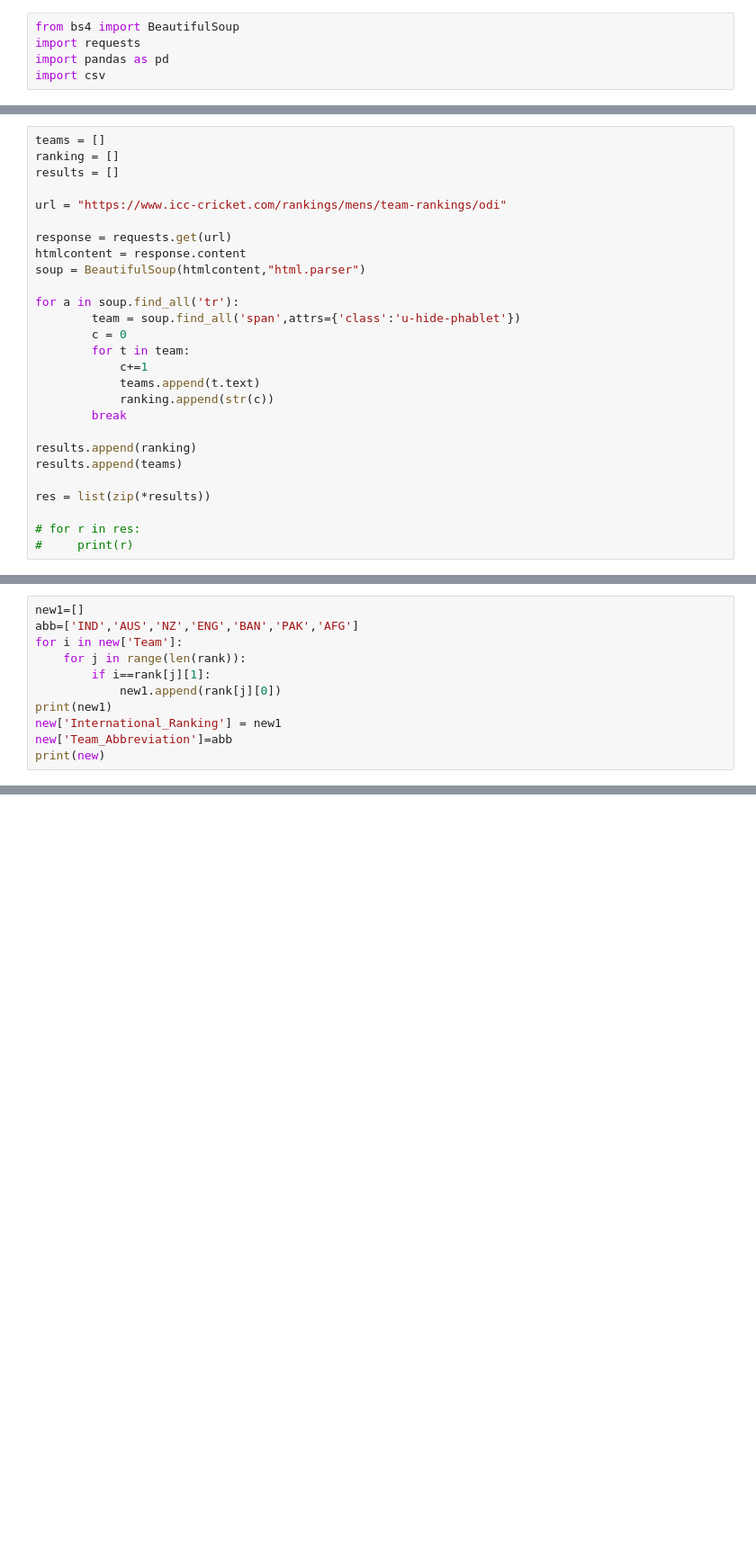
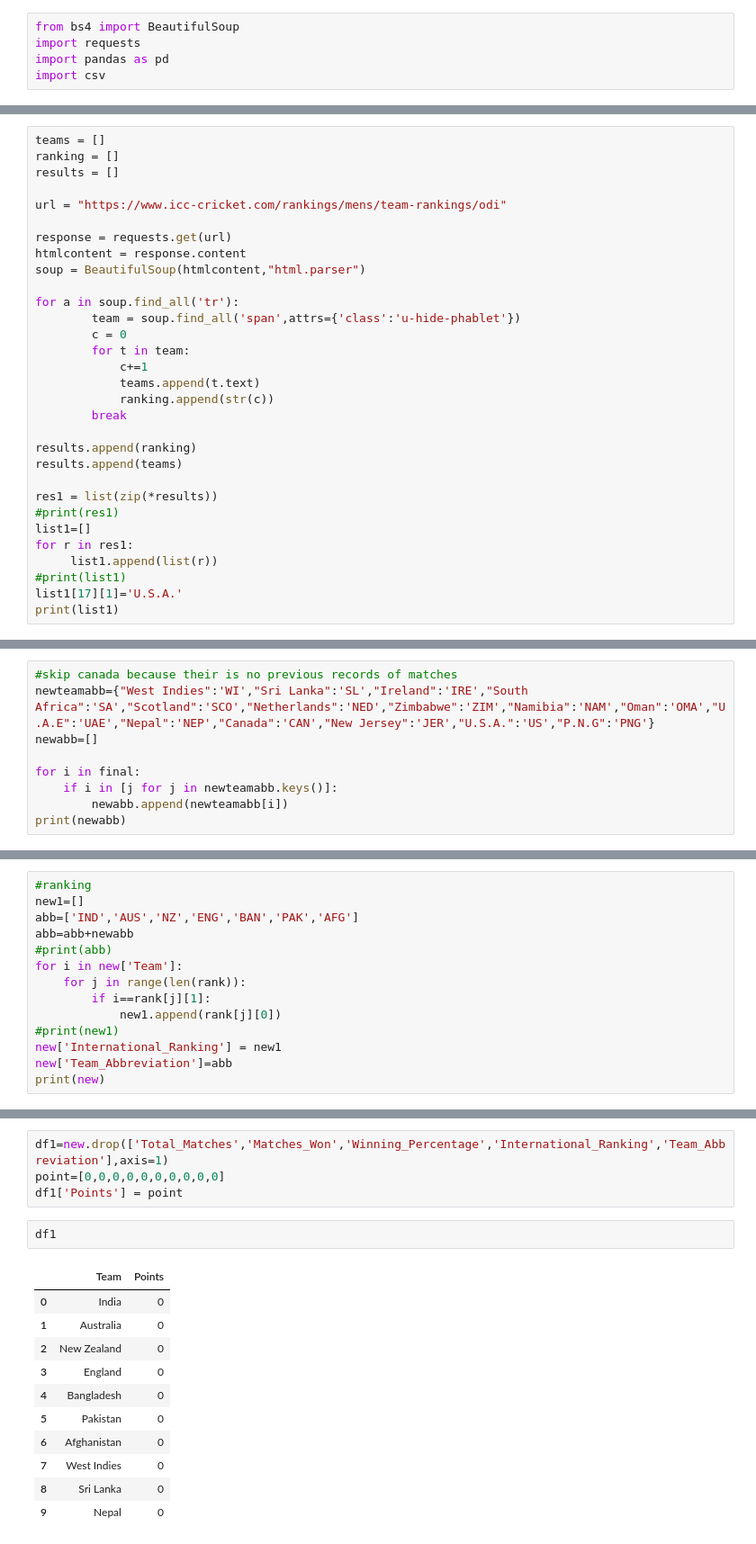
Before and after one commit to VijayKumar77/ICC-WC-2023-Prediction-Model, a Jupyter notebook: ICC-WC-2023-Prediction-Model.ipynb, the cells around one changed output, grey strips where cells are left out. Shown at 90% size. Drawn from its saved outputs; the diff is of its cells as text; blank space fills up the shorter version.

```diff
--- a/ICC-WC-2023-Prediction-Model.ipynb
+++ b/ICC-WC-2023-Prediction-Model.ipynb
@@ -72,7 +76,11 @@ for a in soup.find_all('tr'):
 results.append(ranking)
 results.append(teams)
 
-res = list(zip(*results))
-
-# for r in res:
-#     print(r)
+res1 = list(zip(*results))
+#print(res1)
+list1=[]
+for r in res1:
+     list1.append(list(r))
+#print(list1)
+list1[17][1]='U.S.A.'
+print(list1)
@@ -78,0 +130,9 @@ res = list(zip(*results))
+# %%
+#skip canada because their is no previous records of matches
+newteamabb={"West Indies":'WI',"Sri Lanka":'SL',"Ireland":'IRE',"South Africa":'SA',"Scotland":'SCO',"Netherlands":'NED',"Zimbabwe":'ZIM',"Namibia":'NAM',"Oman":'OMA',"U.A.E":'UAE',"Nepal":'NEP',"Canada":'CAN',"New Jersey":'JER',"U.S.A.":'US',"P.N.G":'PNG'}
+newabb=[]
+
+for i in final:
+    if i in [j for j in newteamabb.keys()]:
+        newabb.append(newteamabb[i])
+print(newabb)
@@ -146,11 +213,14 @@ print(rank)
 # %%
+#ranking
 new1=[]
 abb=['IND','AUS','NZ','ENG','BAN','PAK','AFG']
+abb=abb+newabb
+#print(abb)
 for i in new['Team']:
     for j in range(len(rank)):
         if i==rank[j][1]:
             new1.append(rank[j][0])
-print(new1)
+#print(new1)
 new['International_Ranking'] = new1
 new['Team_Abbreviation']=abb
 print(new)
@@ -199,0 +260,18 @@ df.show()
+# %%
+df1=new.drop(['Total_Matches','Matches_Won','Winning_Percentage','International_Ranking','Team_Abbreviation'],axis=1)
+point=[0,0,0,0,0,0,0,0,0,0]
+df1['Points'] = point
+# %%
+df1
+# %% [output]
+|  | Team | Points |
+| 0 | India | 0 |
+| 1 | Australia | 0 |
+| 2 | New Zealand | 0 |
+| 3 | England | 0 |
+| 4 | Bangladesh | 0 |
+| 5 | Pakistan | 0 |
+| 6 | Afghanistan | 0 |
+| 7 | West Indies | 0 |
+| 8 | Sri Lanka | 0 |
+| 9 | Nepal | 0 |
```
Also changed, not shown: parts of 49 cells of this notebook.
